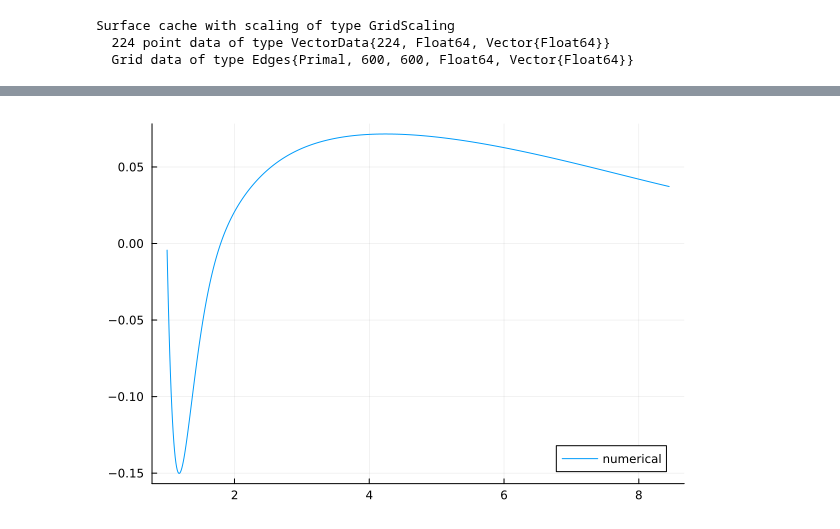
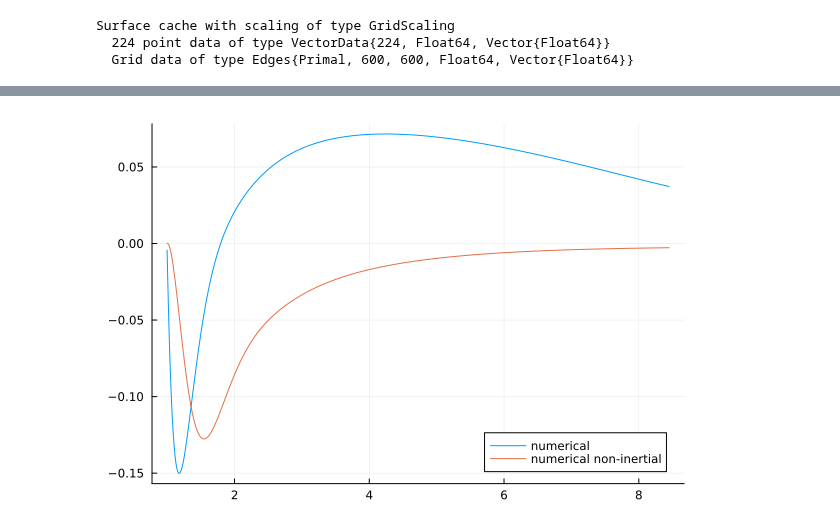
Before and after one commit to jdeldre/ViscousStreaming.jl, a Jupyter notebook: notebooks/test_numerical.ipynb, the cells around one changed output, grey strips where cells are left out. Saved outputs shown, nothing was run; the diff lists cells and outputs as text; code cells hidden in the pictures.

```diff
--- a/notebooks/test_numerical.ipynb
+++ b/notebooks/test_numerical.ipynb
@@ -74,6 +99,8 @@ plot(real(s2),sys, levels=range(-0.1,0.1,length=40),clim=(-0.1,0.1), cbar=true,
 # %%
-s2_itp = interpolatable_field(real(s2), sys);
+s2_iner_itp = interpolatable_field(real(s2_iner), sys_iner);
+s2_noniner_itp = interpolatable_field(real(s2_noniner), sys_noniner);
 r = 1:0.01:Lx/sqrt(2)
-plot(r, s2_itp.(r/sqrt(2), r/sqrt(2)), label="numerical")
+plot(r, s2_iner_itp.(r/sqrt(2), r/sqrt(2)), label="numerical")
+plot!(r, s2_noniner_itp.(r/sqrt(2), r/sqrt(2)), label="numerical non-inertial")
 # %% [output]
-[figure, old version]
+[figure, new version]
```
Also changed, not shown: parts of 7 cells of this notebook, 1 other file.
